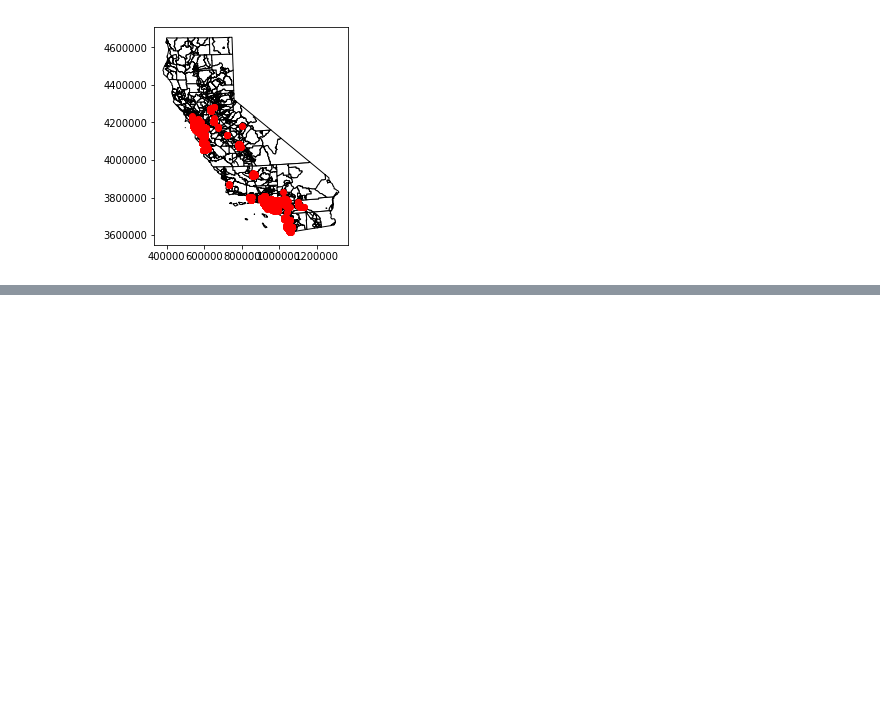
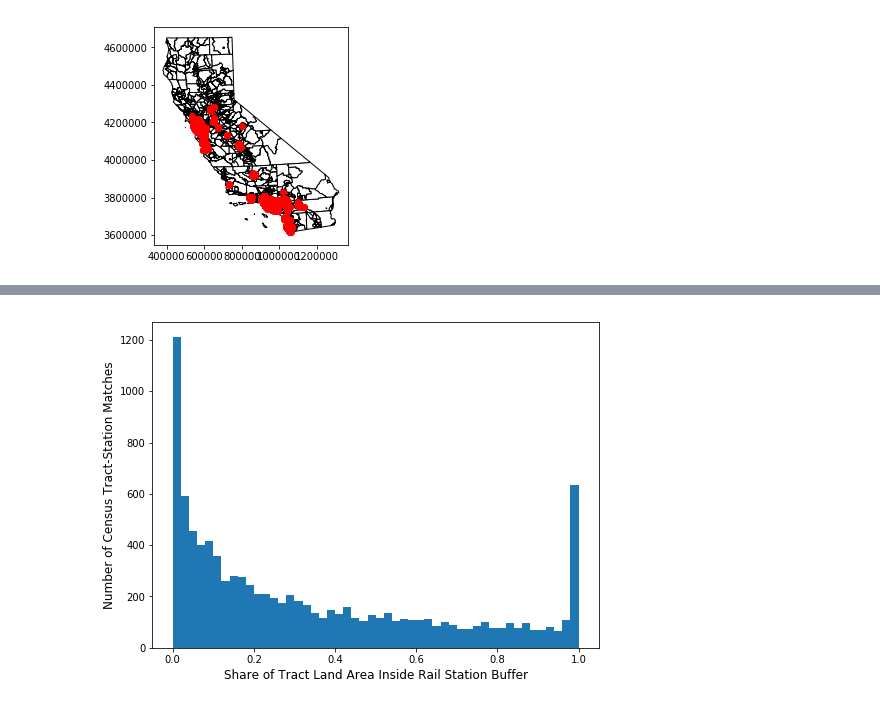
Before and after one commit to jarednolan/Upzoning, a Jupyter notebook: Tract_geo_analysis.ipynb, the cells around one changed output, grey strips where cells are left out. Drawn from its saved outputs; the diff is of its cells as text; code cells hidden in the pictures; blank space fills up the shorter version.

```diff
--- a/Tract_geo_analysis.ipynb
+++ b/Tract_geo_analysis.ipynb
@@ -283,0 +179,4 @@ geo_stops[geo_stops['Stop ID']=='2452032'].plot(ax=base,color='none', edgecolor=
+# %%
+rail_union = geopandas.overlay(ca_tracts, geo_stations, how='intersection')
+
+rail_union.head(2)
@@ -283,0 +237,9 @@ geo_stops[geo_stops['Stop ID']=='2452032'].plot(ax=base,color='none', edgecolor=
+# %%
+plot.figure(1, figsize=(8,6), )
+plot.xlabel('Share of Tract Land Area Inside Rail Station Buffer', fontsize=12)
+plot.ylabel('Number of Census Tract-Station Matches', fontsize=12)
+ax = plot.hist(rail_union['tract_inside_station'], bins=50)
+plot.savefig('tract_inside_station.png')
+plot.show()
+# %% [output]
+[figure, added]
```
Also changed, not shown: parts of 61 cells of this notebook, 3 other files.
